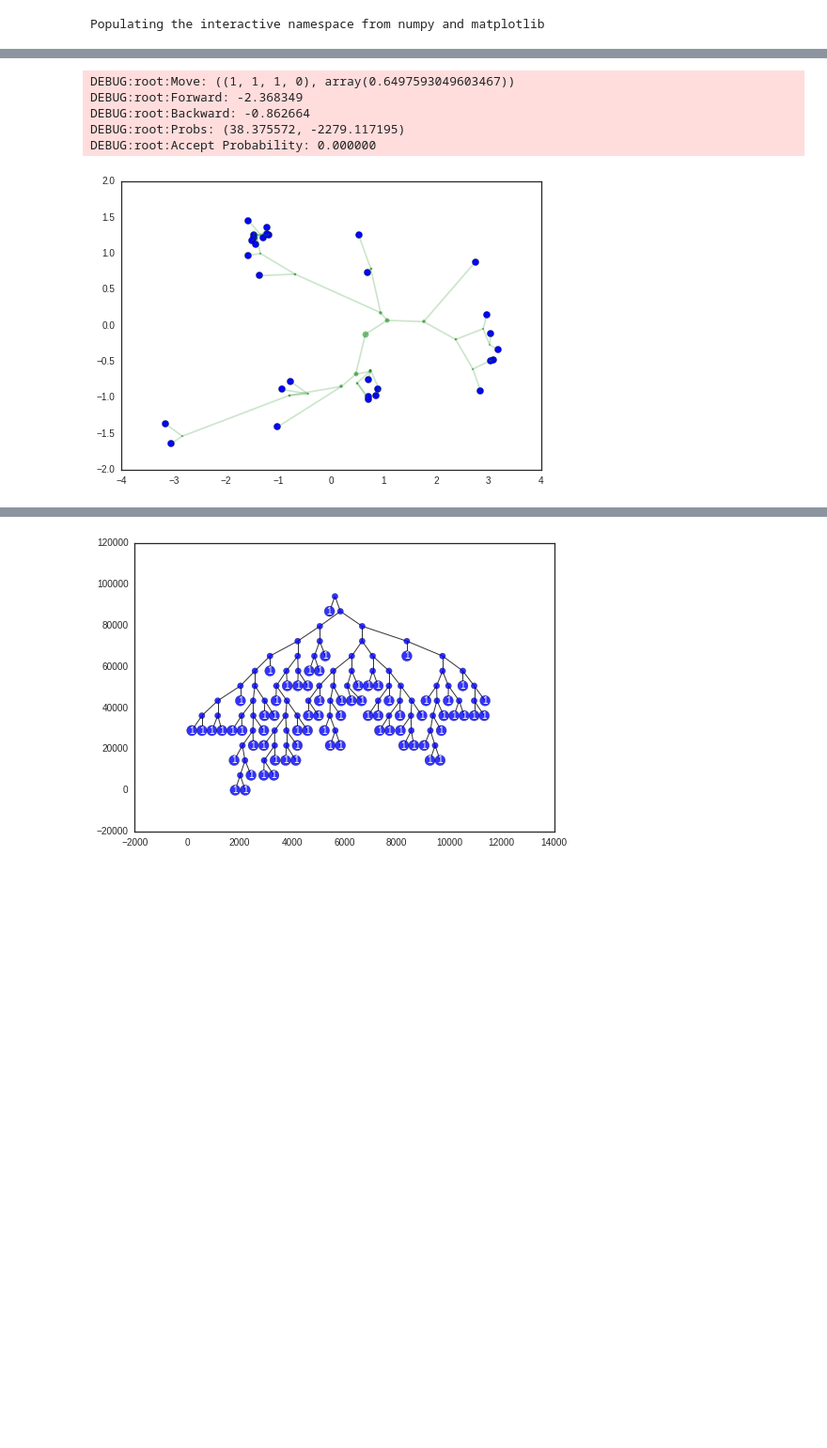
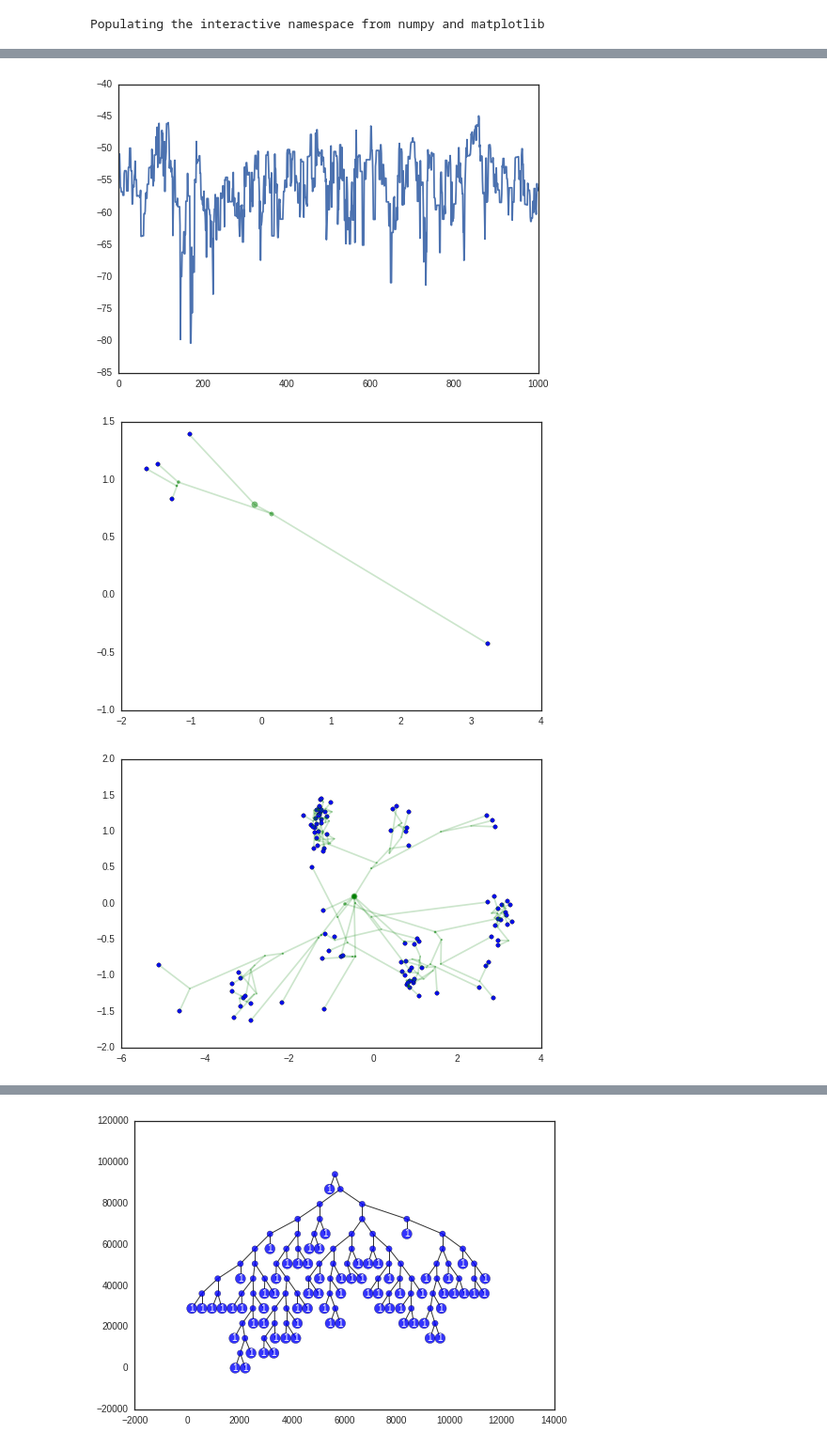
Before and after one commit to sharadmv/trees, a Jupyter notebook: experiments/DDT Demo.ipynb, the cells around one changed output, grey strips where cells are left out. Shown: that part at 94% size. Cells and saved outputs as stored; diff of their text form; code cells hidden in the pictures; blank space fills up the shorter version.

```diff
--- a/experiments/DDT Demo.ipynb
+++ b/experiments/DDT Demo.ipynb
@@ -67,5 +67,5 @@ INFO:root:Done compiling <GaussianLikelihoodModel> object.
 # %%
-plot(iterate(20000))
+plot(iterate(1000))
 figure()
 plot_tree(sampler.ddt)
 # %% [output]
@@ -73,13 +72,10 @@ plot_tree(sampler.ddt)
+[figure, added]
+[figure, added]
 # %%
-sampler.sample()
+#sampler.sample()
 plot_tree(sampler.ddt)
 # %% [output]
-DEBUG:root:Move: ((1, 1, 1, 0), array(0.6497593049603467))
-DEBUG:root:Forward: -2.368349
-DEBUG:root:Backward: -0.862664
-DEBUG:root:Probs: (38.375572, -2279.117195)
-DEBUG:root:Accept Probability: 0.000000
-[figure, old version]
+[figure, new version]
 # %%
 mpld3.display(sampler.ddt.plot_mpld3(y))
 # %% [output]
```
Also changed, not shown: parts of 4 cells of this notebook, 25 other files.
